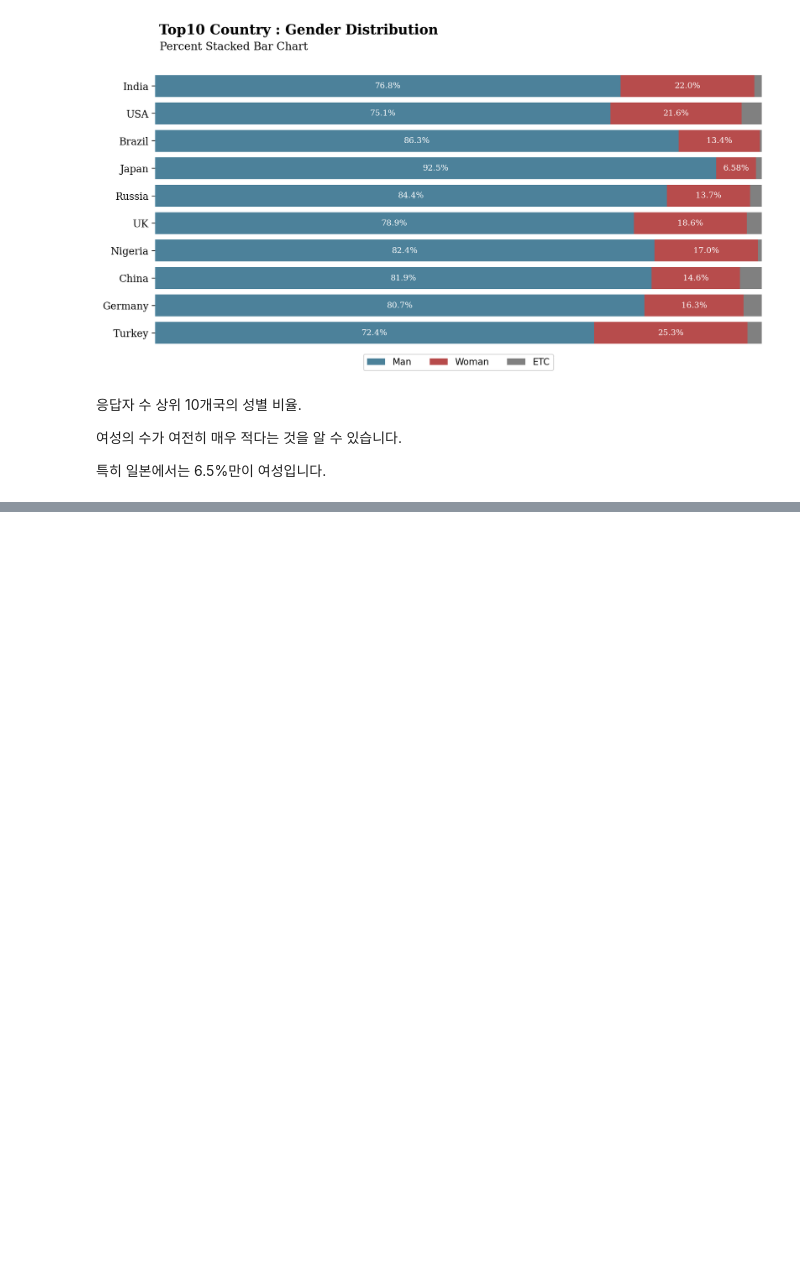
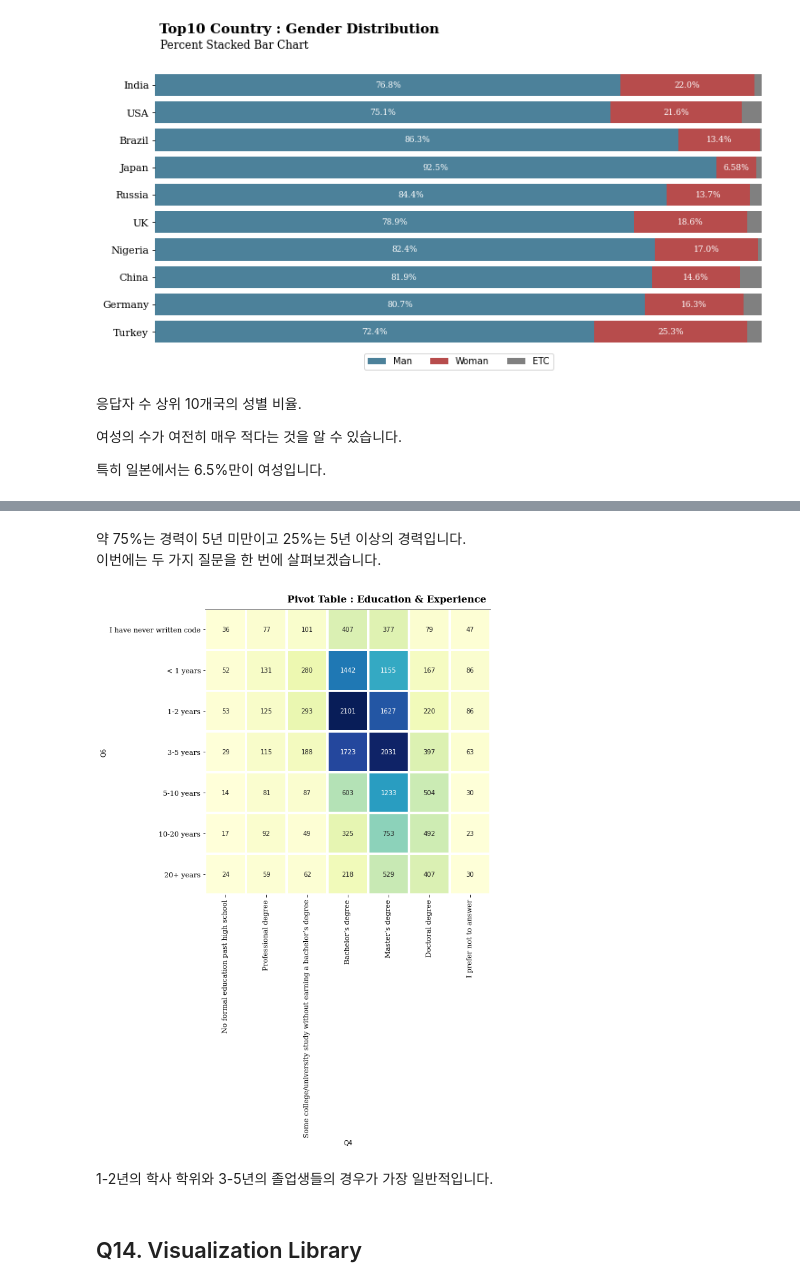
Before and after one commit to OH1107/Kaggle, a Jupyter notebook: 2020 Kaggle Machine Learning & Data Science Survey/[Kaggle_2020]_Visualization_&_Analysis.ipynb, the cells around one changed output, grey strips where cells are left out. Drawn from its saved outputs; the diff is of its cells as text; code cells hidden in the pictures; blank space fills up the shorter version.

```diff
--- a/2020 Kaggle Machine Learning & Data Science Survey/[Kaggle_2020]_Visualization_&_Analysis.ipynb
+++ b/2020 Kaggle Machine Learning & Data Science Survey/[Kaggle_2020]_Visualization_&_Analysis.ipynb
@@ -136,0 +197,31 @@ plt.show()
+# %% [markdown]
+약 75%는 경력이 5년 미만이고 25%는 5년 이상의 경력입니다.
+이번에는 두 가지 질문을 한 번에 살펴보겠습니다.
+# %%
+data['count'] = 1
+fig, ax = plt.subplots(1,1, figsize=(12,12))
+sns.heatmap(pd.pivot_table(data, values='count', index=['Q6'], columns=['Q4'], aggfunc=np.sum).loc[q6_order, q4_order],
+            cmap='YlGnBu',
+            square=True,
+            linewidth=2.5,
+            cbar=False,
+            ax=ax,
+            annot=True,
+            fmt="d"
+            )
+
+ax.spines['top'].set_visible(True)
+
+fig.text(0.48, 1, 'Pivot Table : Education & Experience', fontweight='bold', fontfamily='serif', fontsize=15)
+
+ax.set_yticklabels(ax.get_yticklabels(), fontfamily='serif', rotation=0, fontsize=11)
+ax.set_xticklabels(ax.get_xticklabels(), fontfamily='serif', rotation=90, fontsize=11)
+
+plt.tight_layout()
+plt.show()
+# %% [output]
+[figure, added]
+# %% [markdown]
+1-2년의 학사 학위와 3-5년의 졸업생들의 경우가 가장 일반적입니다.
+# %% [markdown]
+## Q14. Visualization Library
```
Also changed, not shown: parts of 4 cells of this notebook.
